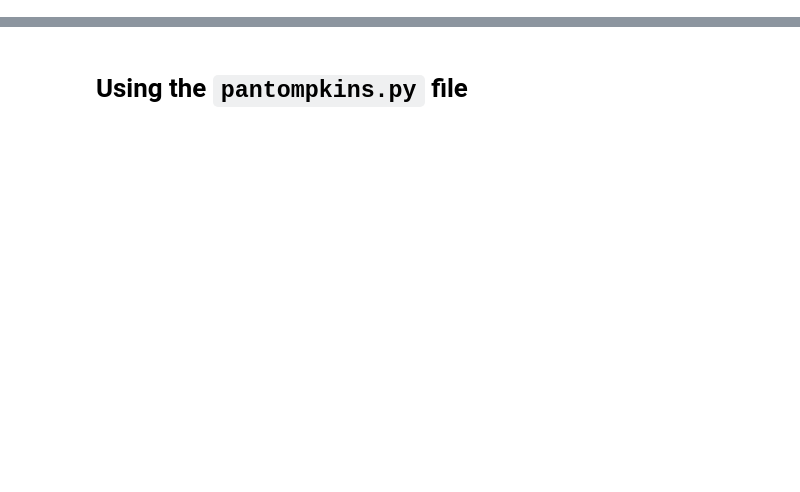
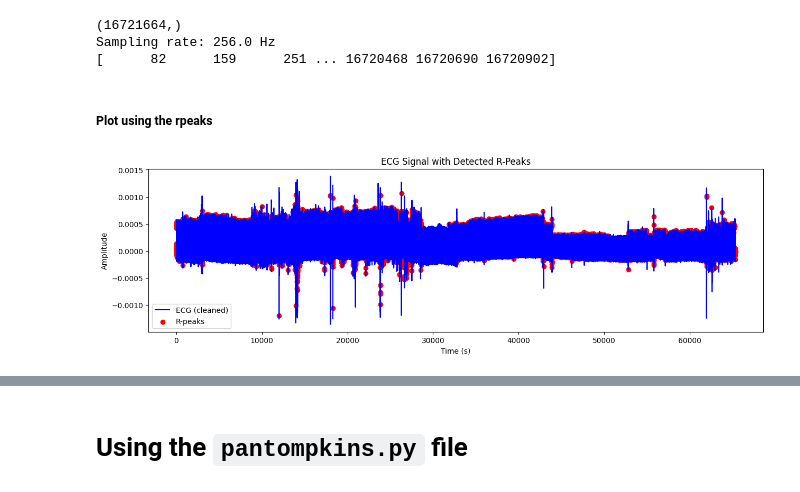
Before and after one commit to ashley-andrea/seizure-block-codes, a Jupyter notebook: check_codes/TEST-pantompkins1985.ipynb, the cells around one changed output, grey strips where cells are left out. Saved outputs shown, nothing was run; the diff lists cells and outputs as text; code cells hidden in the pictures; blank space fills up the shorter version.

```diff
--- a/check_codes/TEST-pantompkins1985.ipynb
+++ b/check_codes/TEST-pantompkins1985.ipynb
@@ -51,0 +101,46 @@ Sampling rate: 256.0 Hz
+# %%
+import neurokit2 as nk
+import mne
+from ecgdetectors import Detectors
+
+# ecg_signal
+ecg_signal = "/Users/pietrosaveri/Desktop/Pietro/•StartUps/Seizury/scr/Open_Neuro/data/sub-001/ses-01/ecg/sub-001_ses-01_task-szMonitoring_run-01_ecg.edf"
+
+raw = mne.io.read_raw_edf(ecg_signal, preload=True, verbose=False)
+
+# Get the ECG data as a numpy array (channels x samples)
+ecg_data = raw.get_data()
+
+# If there is only one channel, flatten to 1D
+ecg_1d = ecg_data[0]
+print(ecg_1d.shape)
+
+sampling_rate = raw.info['sfreq']
+print(f"Sampling rate: {sampling_rate} Hz")
+
+
+detectors = Detectors(sampling_rate)
+rpeaks = np.array(detectors.pan_tompkins_detector(ecg_1d))
+
+print(rpeaks)
+# %% [output]
+(16721664,)
+Sampling rate: 256.0 Hz
+[      82      159      251 ... 16720468 16720690 16720902]
+# %% [markdown]
+##### Plot using the rpeaks
+# %%
+# Create time axis in seconds
+time = np.arange(len(ecg_1d)) / sampling_rate
+
+# Plot ECG and R-peaks
+plt.figure(figsize=(15, 4))
+plt.plot(time, ecg_1d, label='ECG (cleaned)', color='blue')
+plt.scatter(time[rpeaks], ecg_1d[rpeaks], color='red', label='R-peaks', marker='o')
+plt.xlabel("Time (s)")
+plt.ylabel("Amplitude")
+plt.title("ECG Signal with Detected R-Peaks")
+plt.legend()
+plt.show()
+# %% [output]
+[figure, added]
```
Also changed, not shown: parts of 21 cells of this notebook, 2 other files.
